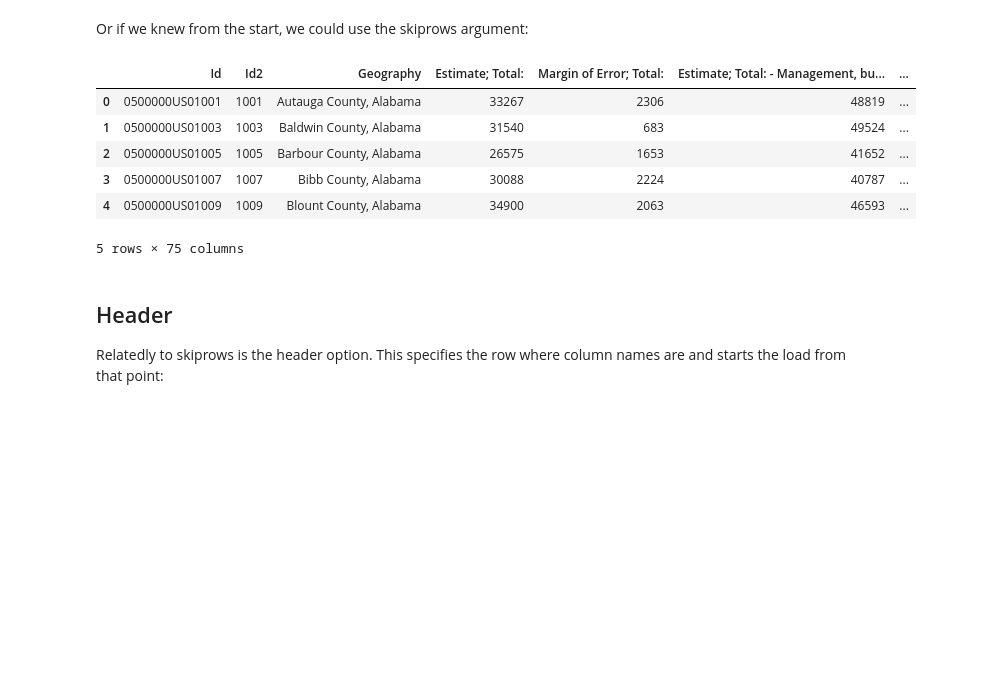
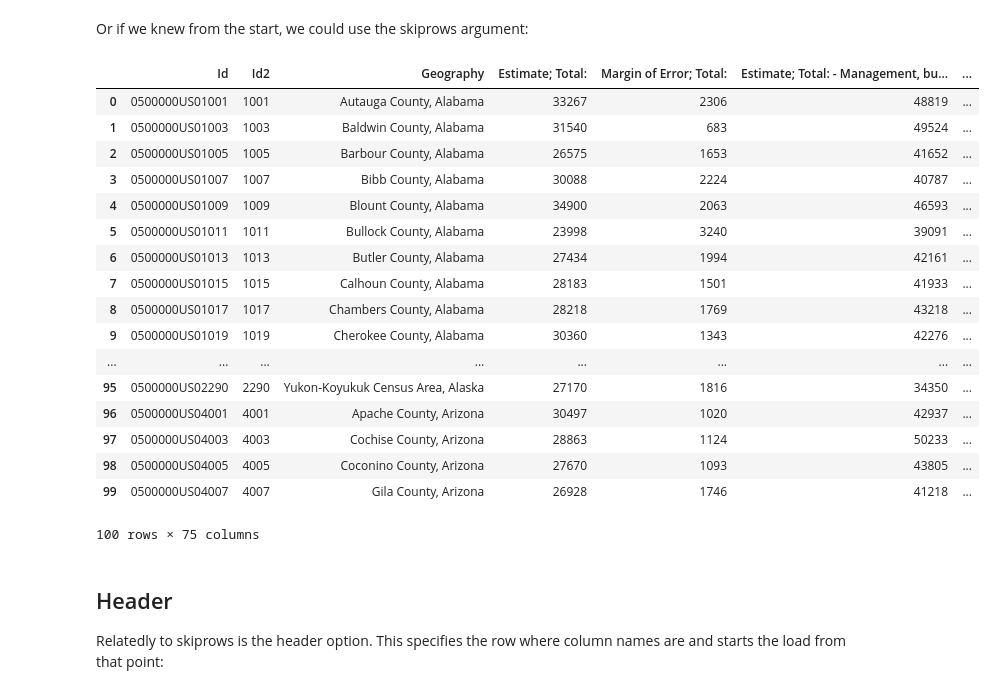
Before and after one commit to hy123udg/dsc-importing-data-using-pandas-nyc-ds-060319, a Jupyter notebook: index.ipynb, the cells around one changed output. Drawn from its saved outputs; the diff is of its cells as text; code cells hidden in the pictures; blank space fills up the shorter version.

```diff
--- a/index.ipynb
+++ b/index.ipynb
@@ -80,15 +80,26 @@ df.head(2)
 Or if we knew from the start, we could use the skiprows argument:
 # %%
 df = pd.read_csv('Data/ACS_16_5YR_B24011_with_ann.csv',skiprows=1,  nrows=100)
-df.head()
+df
 # %% [output]
 |  | Id | Id2 | Geography | Estimate; Total: | Margin of Error; Total: | Estimate; Total: - Management, bu... | ... |
 | 0 | 0500000US01001 | 1001 | Autauga County, Alabama | 33267 | 2306 | 48819 | ... |
 | 1 | 0500000US01003 | 1003 | Baldwin County, Alabama | 31540 | 683 | 49524 | ... |
 | 2 | 0500000US01005 | 1005 | Barbour County, Alabama | 26575 | 1653 | 41652 | ... |
 | 3 | 0500000US01007 | 1007 | Bibb County, Alabama | 30088 | 2224 | 40787 | ... |
 | 4 | 0500000US01009 | 1009 | Blount County, Alabama | 34900 | 2063 | 46593 | ... |
+| 5 | 0500000US01011 | 1011 | Bullock County, Alabama | 23998 | 3240 | 39091 | ... |
+| 6 | 0500000US01013 | 1013 | Butler County, Alabama | 27434 | 1994 | 42161 | ... |
+| 7 | 0500000US01015 | 1015 | Calhoun County, Alabama | 28183 | 1501 | 41933 | ... |
+| 8 | 0500000US01017 | 1017 | Chambers County, Alabama | 28218 | 1769 | 43218 | ... |
+| 9 | 0500000US01019 | 1019 | Cherokee County, Alabama | 30360 | 1343 | 42276 | ... |
+| ... | ... | ... | ... | ... | ... | ... | ... |
+| 95 | 0500000US02290 | 2290 | Yukon-Koyukuk Census Area, Alaska | 27170 | 1816 | 34350 | ... |
+| 96 | 0500000US04001 | 4001 | Apache County, Arizona | 30497 | 1020 | 42937 | ... |
+| 97 | 0500000US04003 | 4003 | Cochise County, Arizona | 28863 | 1124 | 50233 | ... |
+| 98 | 0500000US04005 | 4005 | Coconino County, Arizona | 27670 | 1093 | 43805 | ... |
+| 99 | 0500000US04007 | 4007 | Gila County, Arizona | 26928 | 1746 | 41218 | ... |
-5 rows × 75 columns
+100 rows × 75 columns
 # %% [markdown]
 ## Header
 
```
